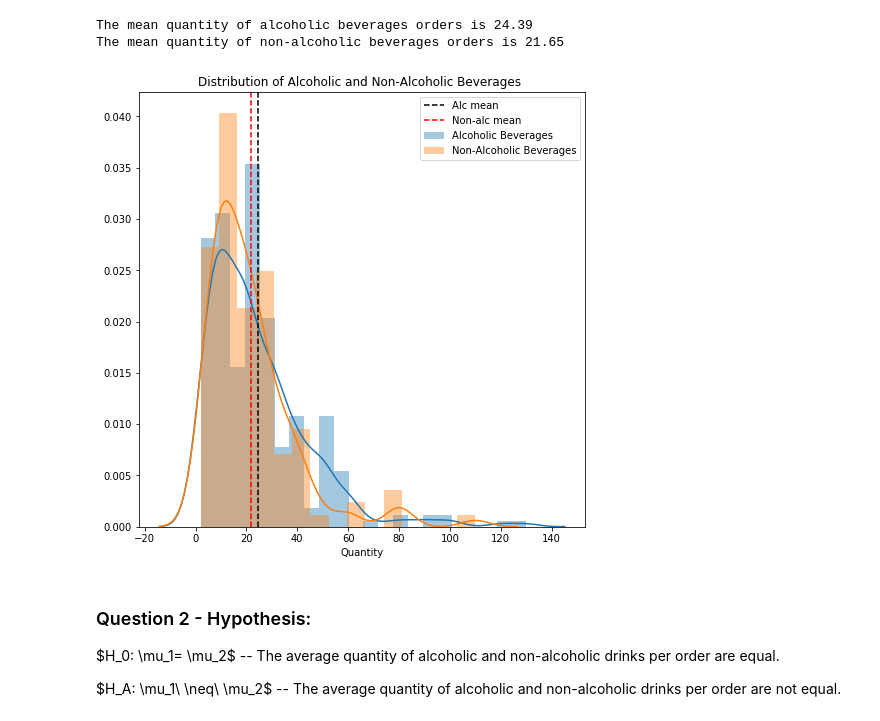
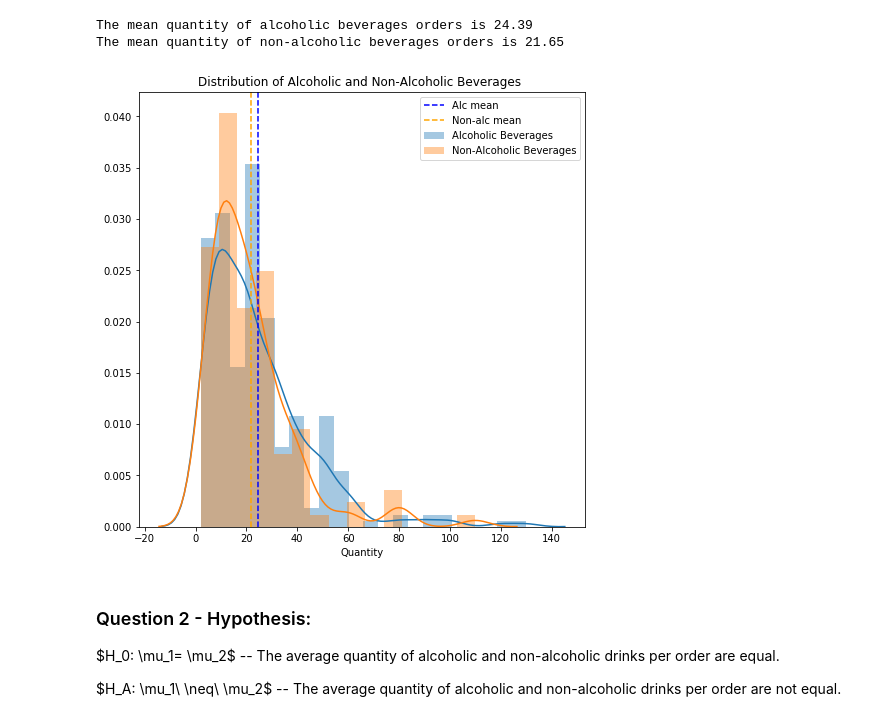
Before and after one commit to jbardey2/dsc-2-final-project-online-ds-ft-041519, a Jupyter notebook: ProjectNotebook.ipynb, the cells around one changed output. Saved outputs shown, nothing was run; the diff lists cells and outputs as text; code cells hidden in the pictures.

```diff
--- a/ProjectNotebook.ipynb
+++ b/ProjectNotebook.ipynb
@@ -542,15 +542,15 @@ The mean quantity of non-alcoholic beverages orders is 21.65
 # %%
 #Distribution for discounted vs non-discounted quantity. Eyeball test for normality.
 plt.figure(figsize=(8,8))
 sns.distplot(alc_sales['Quantity'], label = 'Alcoholic Beverages')
 sns.distplot(non_alc_sales['Quantity'], label = 'Non-Alcoholic Beverages')
-plt.axvline(a, linestyle = '--', label = 'Alc mean', color = 'k')
-plt.axvline(na, linestyle = '--', label = 'Non-alc mean', color = 'r')
+plt.axvline(a, linestyle = '--', label = 'Alc mean', color = 'b')
+plt.axvline(na, linestyle = '--', label = 'Non-alc mean', color = 'orange')
 plt.title("Distribution of Alcoholic and Non-Alcoholic Beverages ")
 plt.legend()
 plt.show()
 # %% [output]
-[figure, old version]
+[figure, new version]
 # %% [markdown]
 ### Question 2 - Hypothesis:
 $H\_0: \mu_1\= \mu_2\$  -- The average quantity of alcoholic and non-alcoholic drinks per order are equal.
```
Also changed, not shown: parts of 15 cells of this notebook, 1 other file.
